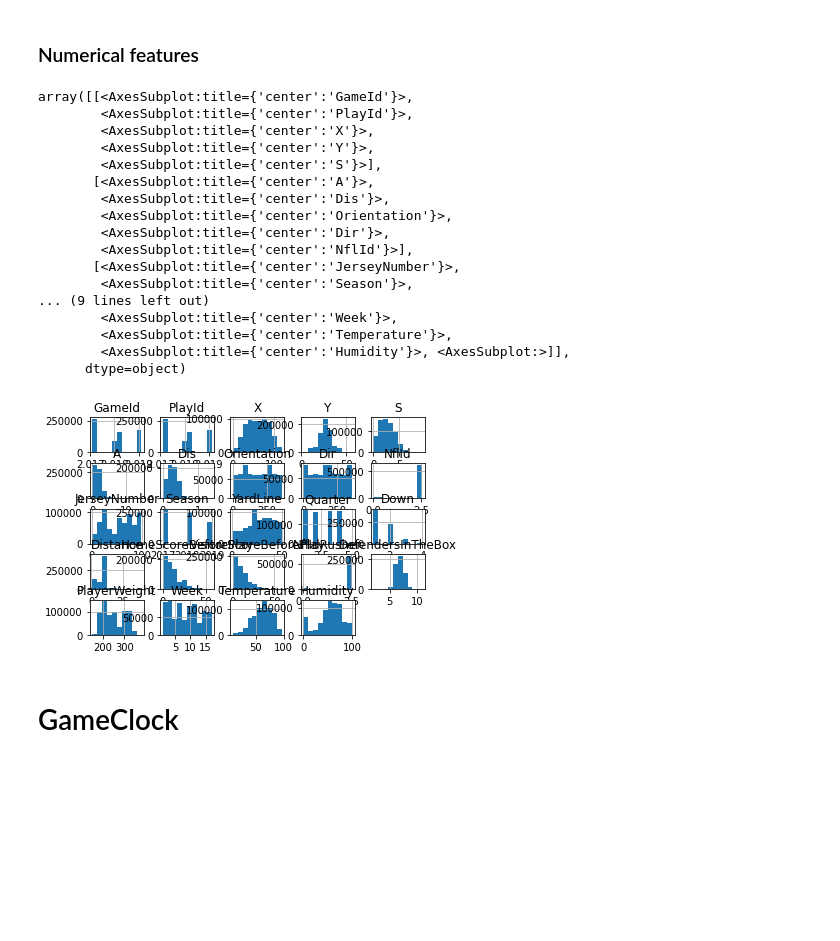
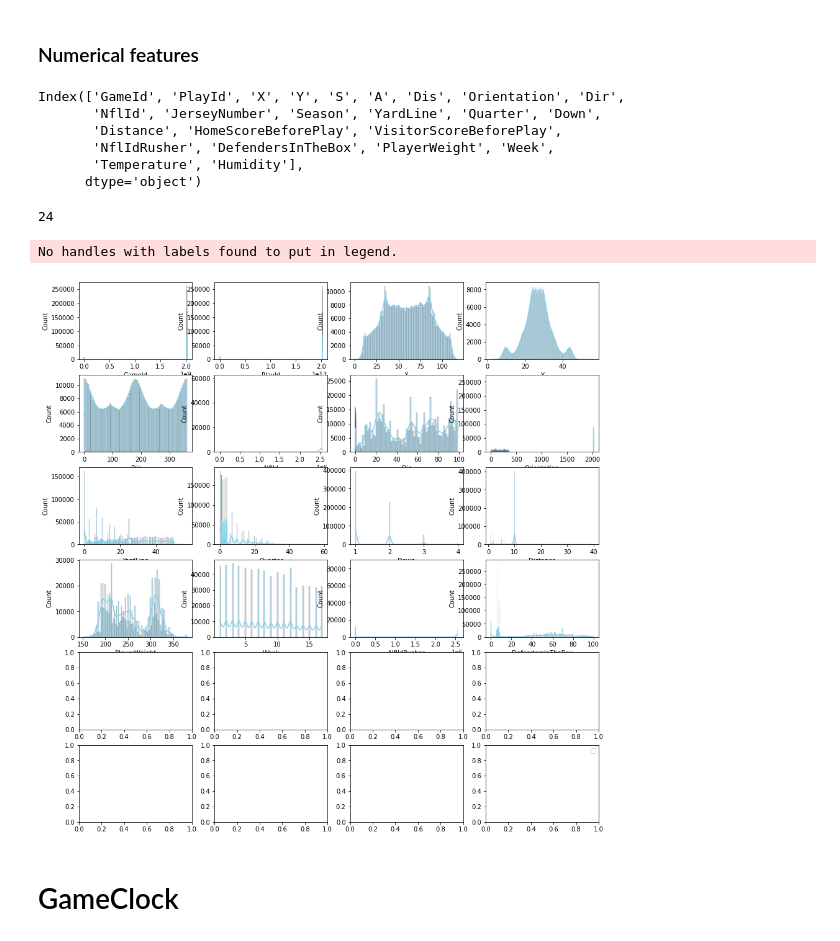
Before and after one commit to JeanArnaudRitouret/kaggle_nflbowl_yards, a Jupyter notebook: notebooks/exploratory_data_analysis.ipynb, the cells around one changed output. Cells and saved outputs as stored; diff of their text form; code cells hidden in the pictures; blank space fills up the shorter version.

```diff
--- a/notebooks/exploratory_data_analysis.ipynb
+++ b/notebooks/exploratory_data_analysis.ipynb
@@ -44,28 +45,30 @@ X.groupby(by='GameId').nunique().PlayId.mean()
 ### Numerical features
 # %%
 X_numerical = X.select_dtypes(include=['int64','float64'])
-# %%
-fig =
-X_numerical.hist()
-# %% [output]
-array([[<AxesSubplot:title={'center':'GameId'}>,
-        <AxesSubplot:title={'center':'PlayId'}>,
-        <AxesSubplot:title={'center':'X'}>,
-        <AxesSubplot:title={'center':'Y'}>,
-        <AxesSubplot:title={'center':'S'}>],
-       [<AxesSubplot:title={'center':'A'}>,
-        <AxesSubplot:title={'center':'Dis'}>,
-        <AxesSubplot:title={'center':'Orientation'}>,
-        <AxesSubplot:title={'center':'Dir'}>,
-        <AxesSubplot:title={'center':'NflId'}>],
-       [<AxesSubplot:title={'center':'JerseyNumber'}>,
-        <AxesSubplot:title={'center':'Season'}>,
-... (9 lines left out)
-        <AxesSubplot:title={'center':'Week'}>,
-        <AxesSubplot:title={'center':'Temperature'}>,
-        <AxesSubplot:title={'center':'Humidity'}>, <AxesSubplot:>]],
-      dtype=object)
-[figure, removed]
+# %%
+X_numerical.columns
+# %% [output]
+Index(['GameId', 'PlayId', 'X', 'Y', 'S', 'A', 'Dis', 'Orientation', 'Dir',
+       'NflId', 'JerseyNumber', 'Season', 'YardLine', 'Quarter', 'Down',
+       'Distance', 'HomeScoreBeforePlay', 'VisitorScoreBeforePlay',
+       'NflIdRusher', 'DefendersInTheBox', 'PlayerWeight', 'Week',
+       'Temperature', 'Humidity'],
+      dtype='object')
+# %%
+X_numerical.columns.nunique()
+# %% [output]
+24
+# %%
+fig, axs = plt.subplots(6, 4, figsize=(15, 16))
+
+for i, col in enumerate(X_numerical.columns):
+    sns.histplot(data=X_numerical, x=col, kde=True, color="skyblue", label=col, ax=axs[int(i/6), i%4])
+
+plt.legend()
+plt.show()
+# %% [output]
+No handles with labels found to put in legend.
+[figure, added]
 # %% [markdown]
 # GameClock
 # %%
```
Also changed, not shown: parts of 1 cell of this notebook.
